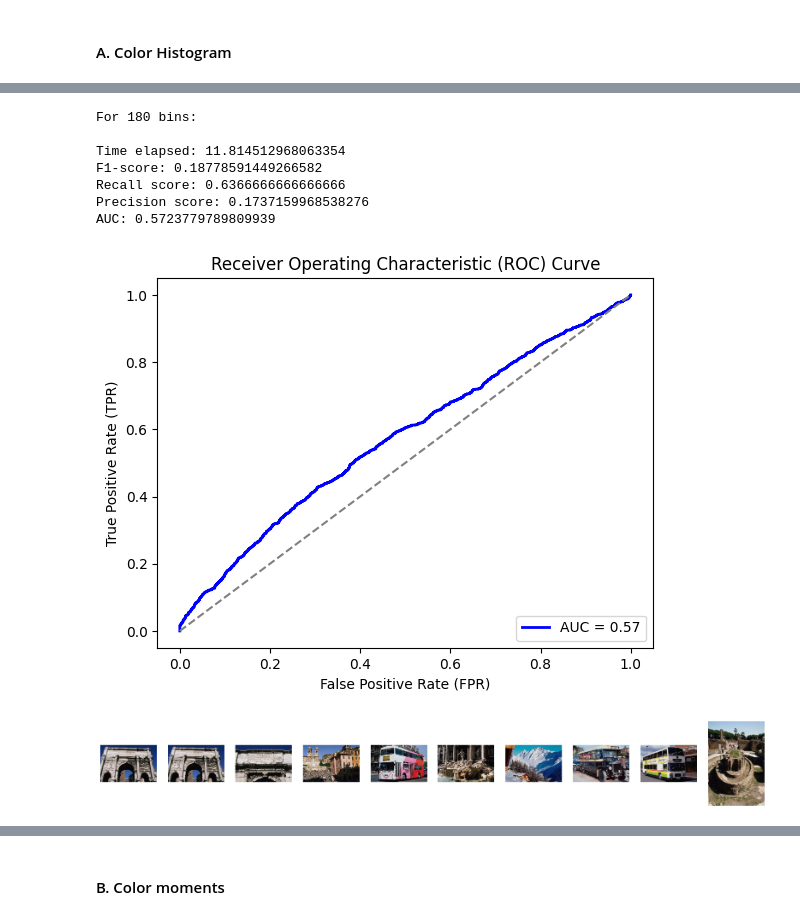
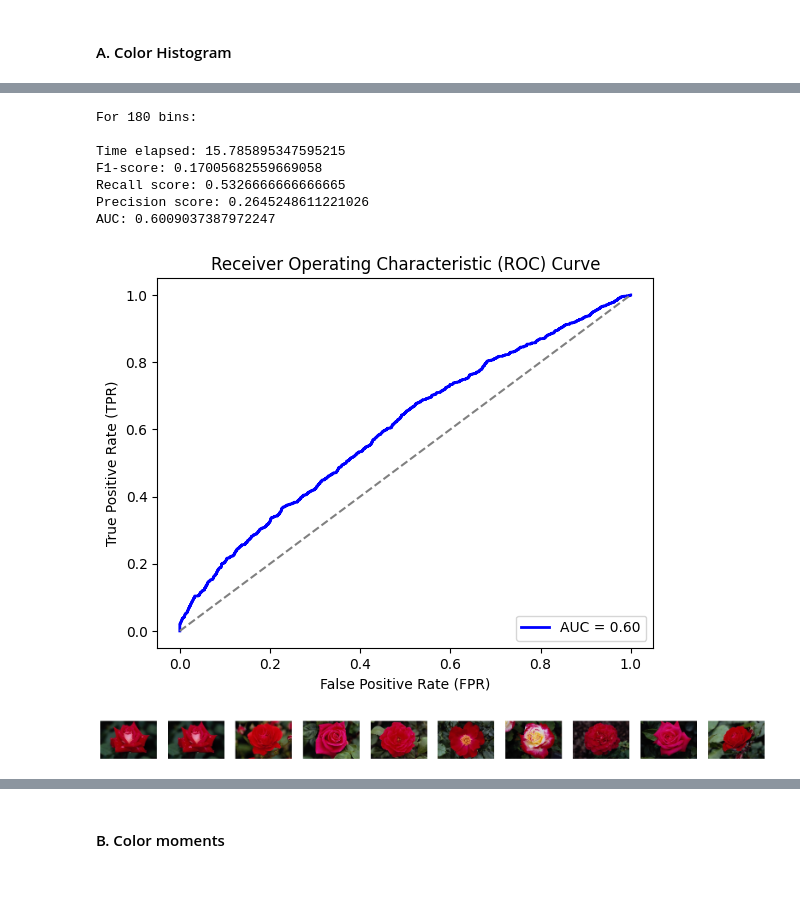
Before and after one commit to DiaeddinTahboub/Computer-Vision-Assignment-2, a Jupyter notebook: Code.ipynb, the cells around one changed output, grey strips where cells are left out. Saved outputs shown, nothing was run; the diff lists cells and outputs as text; code cells hidden in the pictures; blank space fills up the shorter version.

```diff
--- a/Code.ipynb
+++ b/Code.ipynb
@@ -147,20 +429,20 @@ AUC: 0.5175837364185663
 # %%
 print("For 180 bins: \n")
 start_time = time.time()
-function_tuple = retrieve_similar_images_using_hist(images=images, bins=180, threshold=0.8)
+function_tuple = retrieve_similar_images(images=images, bins=180, threshold=0.8, technique='hist')
 end_time = time.time()
 print(f"Time elapsed: {end_time - start_time}")
 show_results(function_tuple)
 # %% [output]
 For 180 bins:
 
-Time elapsed: 11.814512968063354
-F1-score: 0.18778591449266582
-Recall score: 0.6366666666666666
-Precision score: 0.1737159968538276
-AUC: 0.5723779789809939
+Time elapsed: 15.785895347595215
+F1-score: 0.17005682559669058
+Recall score: 0.5326666666666665
+Precision score: 0.2645248611221026
+AUC: 0.6009037387972247
-[figure, old version]
+[figure, new version]
-[figure, old version]
+[figure, new version]
 # %%
 print("For 360 bins: \n")
 start_time = time.time()
```
Also changed, not shown: parts of 33 cells of this notebook.
